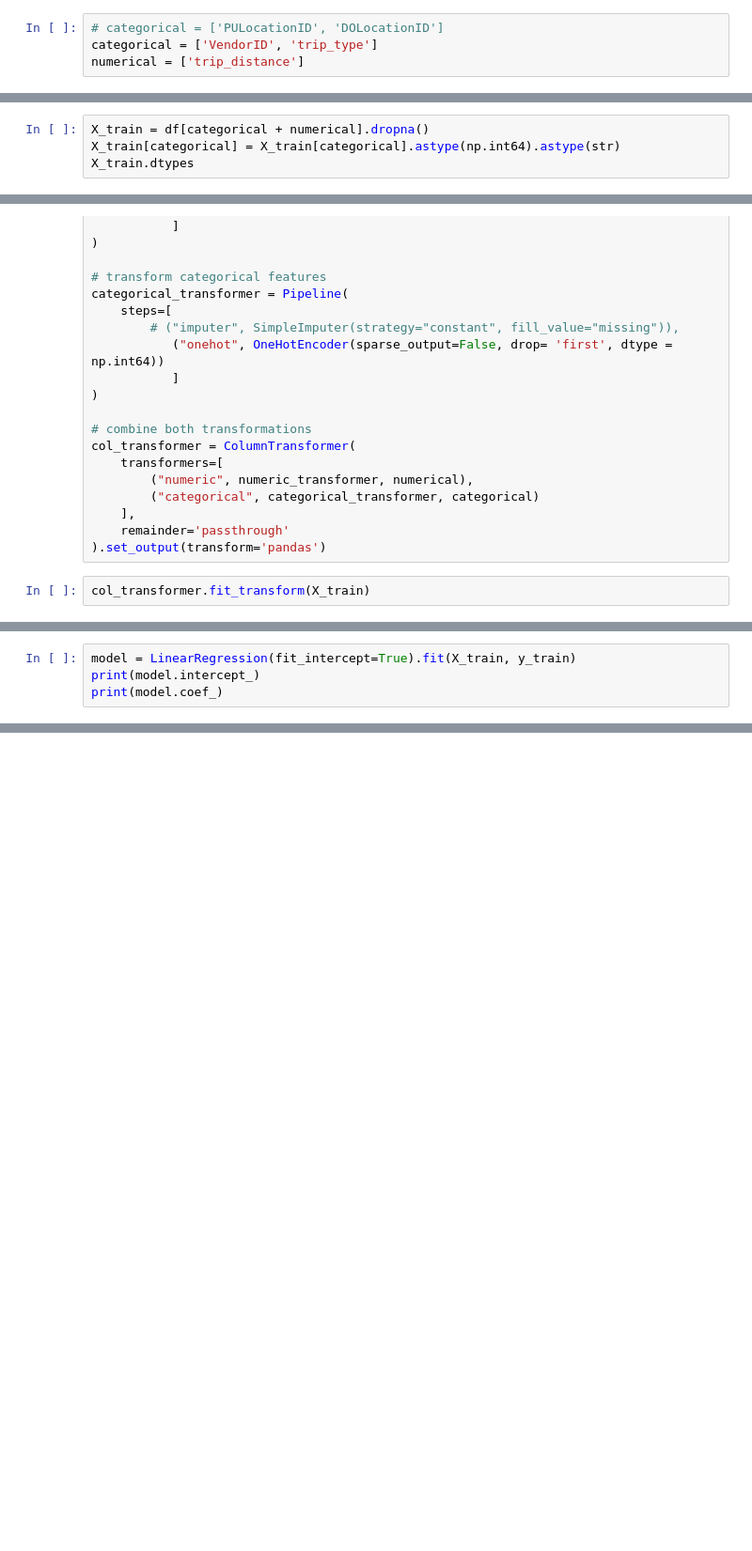
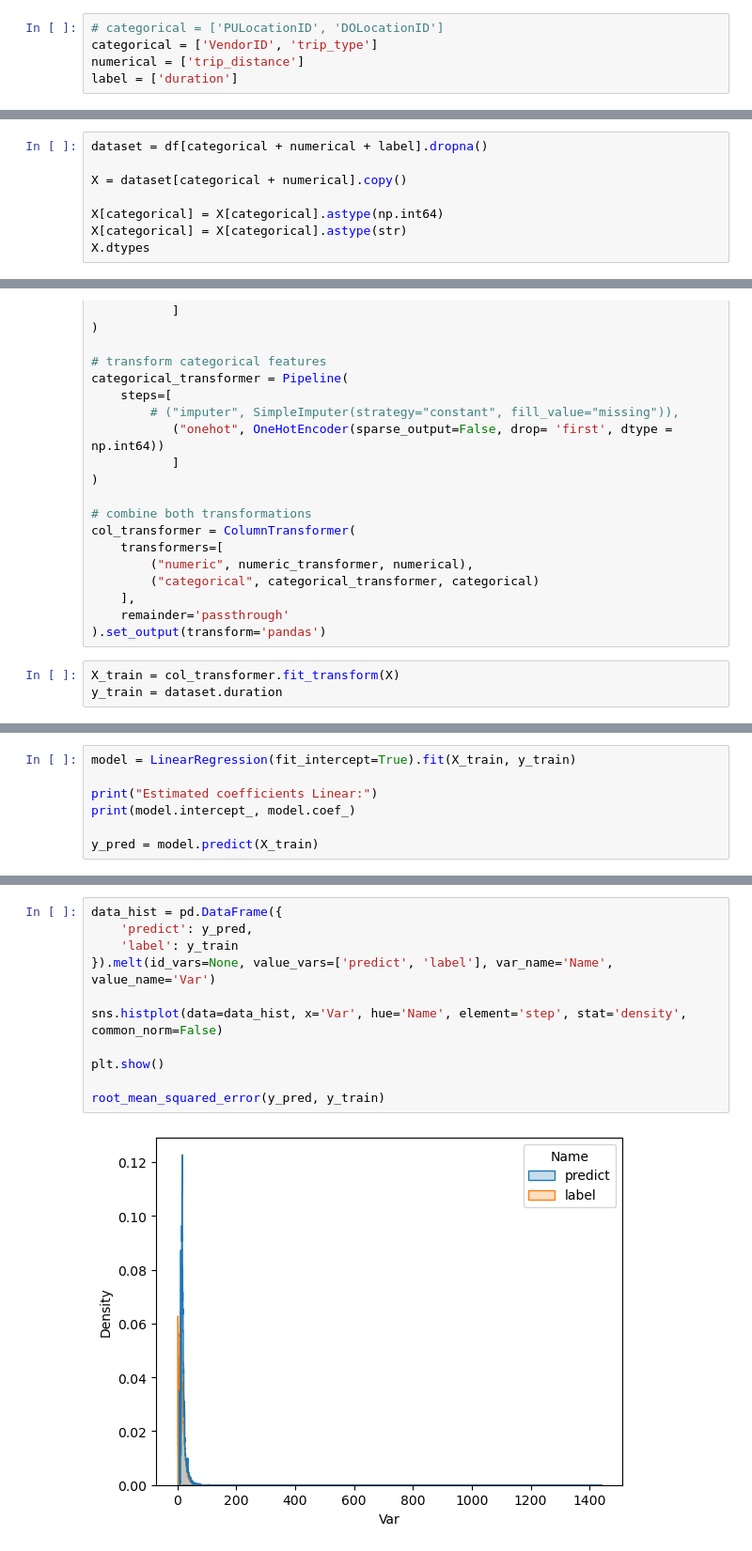
Before and after one commit to bruno2009/Course-MLOps, a Jupyter notebook: 01-intro/HomeWork.ipynb, the cells around one changed output, grey strips where cells are left out. Shown at 94% size. Drawn from its saved outputs; the diff is of its cells as text; blank space fills up the shorter version.

```diff
--- a/01-intro/HomeWork.ipynb
+++ b/01-intro/HomeWork.ipynb
@@ -100,13 +110,18 @@ Index(['VendorID', 'lpep_pickup_datetime', 'lpep_dropoff_datetime',
 # categorical = ['PULocationID', 'DOLocationID']
 categorical = ['VendorID', 'trip_type']
 numerical = ['trip_distance']
+label = ['duration']
 # %% [markdown]
 ### ***Prepare data for modeling***
 ---
 # %%
-X_train = df[categorical + numerical].dropna()
-X_train[categorical] = X_train[categorical].astype(np.int64).astype(str)
-X_train.dtypes
+dataset = df[categorical + numerical + label].dropna()
+
+X = dataset[categorical + numerical].copy()
+
+X[categorical] = X[categorical].astype(np.int64)
+X[categorical] = X[categorical].astype(str)
+X.dtypes
 # %% [output]
 VendorID          object
 trip_type         object
@@ -144,4 +159,5 @@ col_transformer = ColumnTransformer(
     remainder='passthrough'
 ).set_output(transform='pandas')
 # %%
-col_transformer.fit_transform(X_train)
+X_train = col_transformer.fit_transform(X)
+y_train = dataset.duration
@@ -162,5 +166,8 @@ col_transformer.fit_transform(X_train)
 # %%
 model = LinearRegression(fit_intercept=True).fit(X_train, y_train)
-print(model.intercept_)
-print(model.coef_)
+
+print("Estimated coefficients Linear:")
+print(model.intercept_, model.coef_)
+
+y_pred = model.predict(X_train)
 # %% [output]
@@ -177,0 +176,13 @@ print(model.coef_)
+# %%
+data_hist = pd.DataFrame({
+    'predict': y_pred,
+    'label': y_train
+}).melt(id_vars=None, value_vars=['predict', 'label'], var_name='Name', value_name='Var')
+
+sns.histplot(data=data_hist, x='Var', hue='Name', element='step', stat='density', common_norm=False)
+
+plt.show()
+
+root_mean_squared_error(y_pred, y_train)
+# %% [output]
+[figure, added]
```
Also changed, not shown: parts of 11 cells of this notebook, 1 other file.
